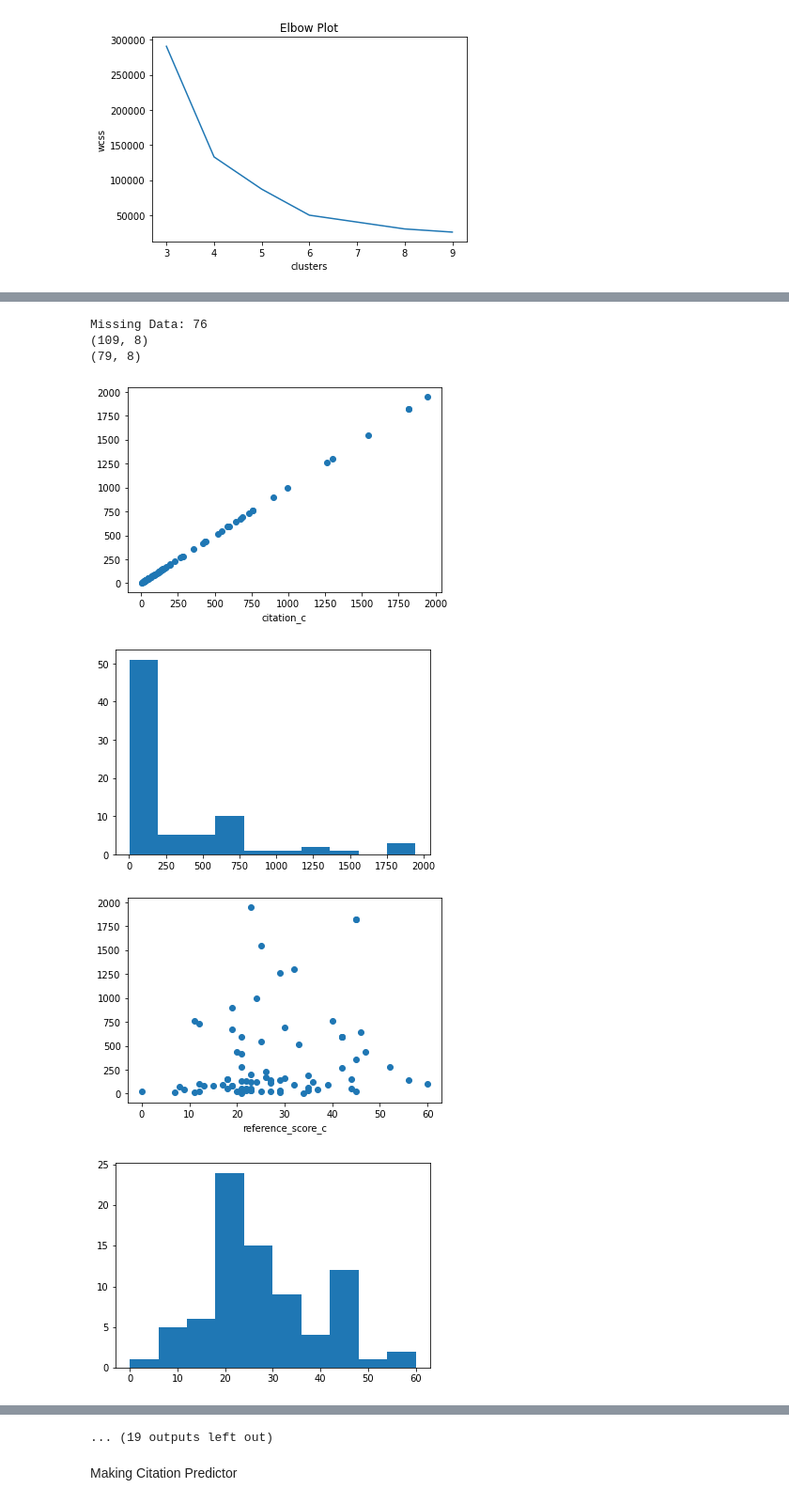
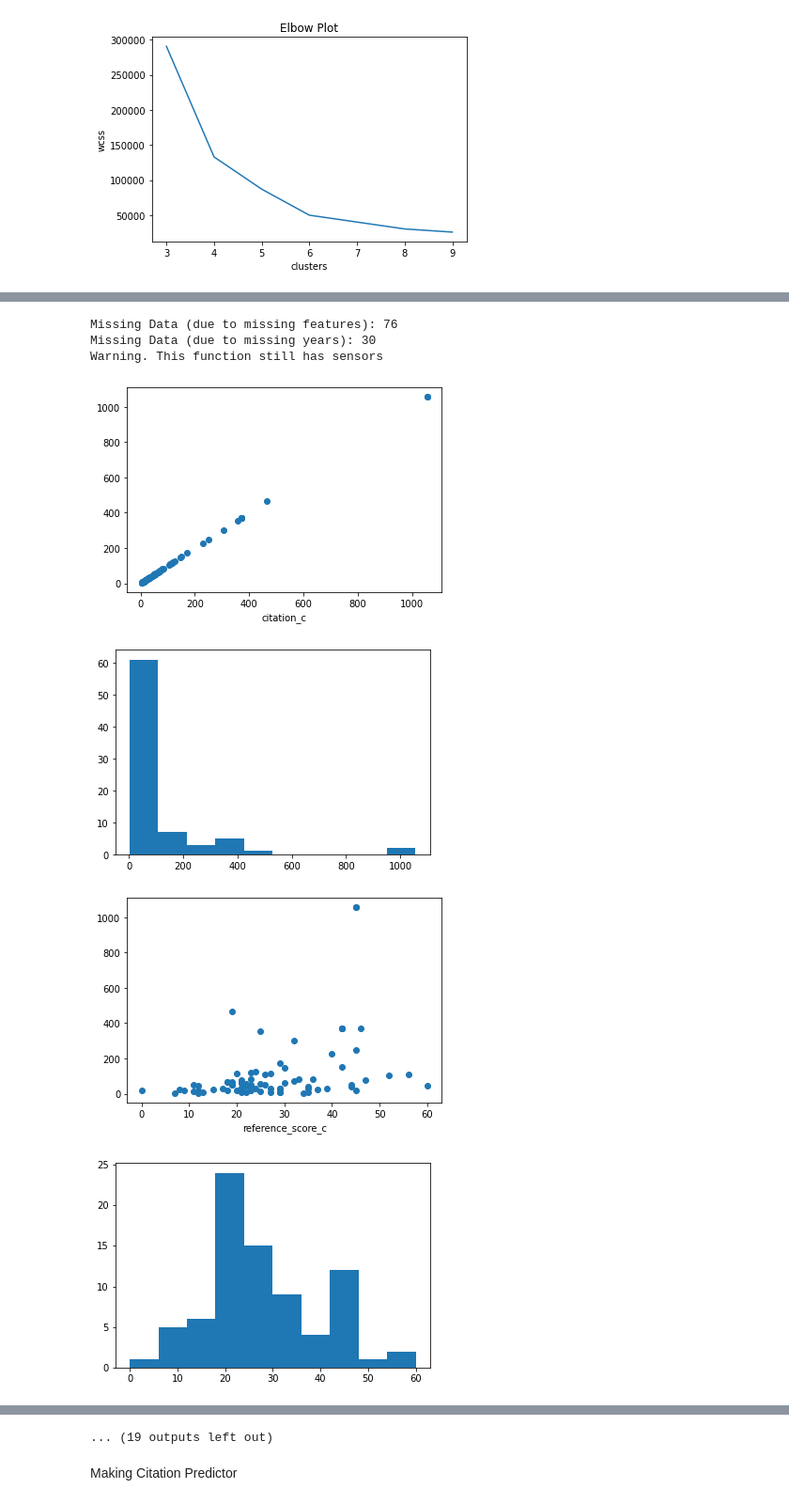
Before and after one commit to daniel-bogdoll/ad_datasets_influence, a Jupyter notebook: 5_analysis.ipynb, the cells around one changed output, grey strips where cells are left out. Shown at 94% size. Cells and saved outputs as stored; diff of their text form; code cells hidden in the pictures.

```diff
--- a/5_analysis.ipynb
+++ b/5_analysis.ipynb
@@ -342,17 +245 @@ labels.value_counts(ascending=True)
 dtype: int64
-# %%
-colors = ['#648fff', '#fe6100', '#dc267f', '#ffb000', '#785ef0', '#A740AE']
-for idx, cluster in enumerate(clusters):
-    plt.plot([*range(0, cluster.shape[0])], cluster, alpha=1, color=colors[idx])
-y_lim = 1000
-plt.ylim(0, y_lim)
-plt.vlines(1, 0, y_lim, colors='black', linestyles='dashed', alpha=0.6)
-plt.vlines(2, 0, y_lim, colors='black', linestyles='dashed', alpha=0.6)
-plt.vlines(3, 0, y_lim, colors='black', linestyles='dashed', alpha=0.6)
-plt.xticks([*range(0, cluster.shape[0])])
-plt.ylabel('citations')
-plt.xlabel('years after publication')
-plt.title('Centers of Clusters from k-Means')
-plt.savefig('output/citations_clustering_1000.svg')
-#plt.hlines(50, 0, 5, linestyles='dashed', color='black')
-plt.show()
@@ -374,14 +245,0 @@ def calc_h_score(citations):
-# %%
-'''def expected_impact_score(o_paper, upper_bound, alpha=1, beta=1, gamma=1, theta=1): #Todo sum of weights = 1
-    lower_bound = 5
-    scorer = scoring(o_paper, lower_bound, upper_bound, 3)
-    citation_c = scorer.just_citations(o_paper)
-    reference_score_c = scorer.reference_score(o_paper)
-    citations_citations_c = scorer.citations_citations_score(o_paper)
-    ls_author_scores = []
-    for author_number, author in enumerate(o_paper['paperInfo']['authors']):
-        single_author_score = scorer.citations_single_author_score(o_paper, author_number)
-        ls_author_scores.append(single_author_score)
-    mean_author_score = np.mean(ls_author_scores)
-    #print('Median author score', mean_author_score)
-    return round(alpha*reference_score_c + beta*citations_citations_c + gamma*citation_c + theta*mean_author_score, 1)'''
@@ -522,6 +436,6 @@ def create_modelling_df_no_altmetrics(retrieved_data, lower_bound, upper_bound,
     return df
 # %%
-def convert_data(df, drop='citations_citations_c', dependent_var='citation_c'):
+def convert_and_plot_data(df, drop='citations_citations_c', dependent_var='citation_c'):
     replacement = df.at['Street Learn', 'frames'].replace(',', '')
     #print(replacement)
     df.at['Street Learn', 'frames'] = replacement
@@ -542,21 +456,15 @@ def convert_data(df, drop='citations_citations_c', dependent_var='citation_c'):
     return modelling_df
 
 def normalize(modelling_df, dependent_var='citation_c'):
-    #modelling_df['similar_age_3m_percentile'] = np.log(modelling_df.similar_age_3m_percentile+1)
     for idx_column, col in enumerate(modelling_df.columns):
         if col != dependent_var:
                 modelling_df[col] = (modelling_df[col]-modelling_df[col].mean())/(modelling_df[col].std())
                 plt.scatter(modelling_df[col], modelling_df[dependent_var])
                 plt.xlabel(list(modelling_df.columns)[idx_column])
                 plt.show()
-
-    #modelling_df['reference_score_2'] = np.square(modelling_df.reference_score_c)
-    #modelling_df['first_author_score2'] = np.square(modelling_df.first_author_score)
-    #modelling_df['mean_author_score2'] = np.square(modelling_df.mean_author_score)
     return modelling_df
 
 def mean_centering(modelling_df):
-    #modelling_df['similar_age_3m_percentile'] = modelling_df['similar_age_3m_percentile']-modelling_df['similar_age_3m_percentile'].mean()
     modelling_df['mean_author_score'] = modelling_df['mean_author_score']-modelling_df['mean_author_score'].mean()
     modelling_df['similar_age_3m_percentile'] = np.square(modelling_df.similar_age_3m_percentile)
     modelling_df['mean_author_score2'] = np.square(modelling_df.mean_author_score)
@@ -592,6 +500,5 @@ for file in os.listdir(directory):
     with open(os.path.join(directory, file), "r") as j:
         a = json.loads(j.read())
         retrieved_data.append(a)
-        #print('Added ', file)
-#retrieved_data
+
 retrieved_data = sorted(retrieved_data, key=itemgetter('citationCount'), reverse=True)
@@ -634,15 +550,15 @@ Missing Data: 76
 ... (19 outputs left out)
 # %%
-df = create_modelling_df_no_altmetrics(retrieved_data, 3, 0, 2)
-modelling_df = convert_data(df)
+df = create_modelling_df_senors(retrieved_data, 3, 0, 2)
+modelling_df = convert_and_plot_data(df)
 modelling_df_normalized = normalize(modelling_df)
 res, fitted_y, y_ols, x = modelling(modelling_df_normalized)
 print(sm.tools.eval_measures.mse(np.exp(fitted_y)-1, np.exp(y_ols))-1)
 # %% [output]
-Missing Data: 76
-(109, 8)
-(79, 8)
+Missing Data (due to missing features): 76
+Missing Data (due to missing years): 30
+Warning. This function still has sensors
-[figure, old version]
+[figure, new version]
-[figure, old version]
+[figure, new version]
-[figure, old version]
+[figure, new version]
 [figure]
```
Also changed, not shown: parts of 71 cells of this notebook, 3 other files.
